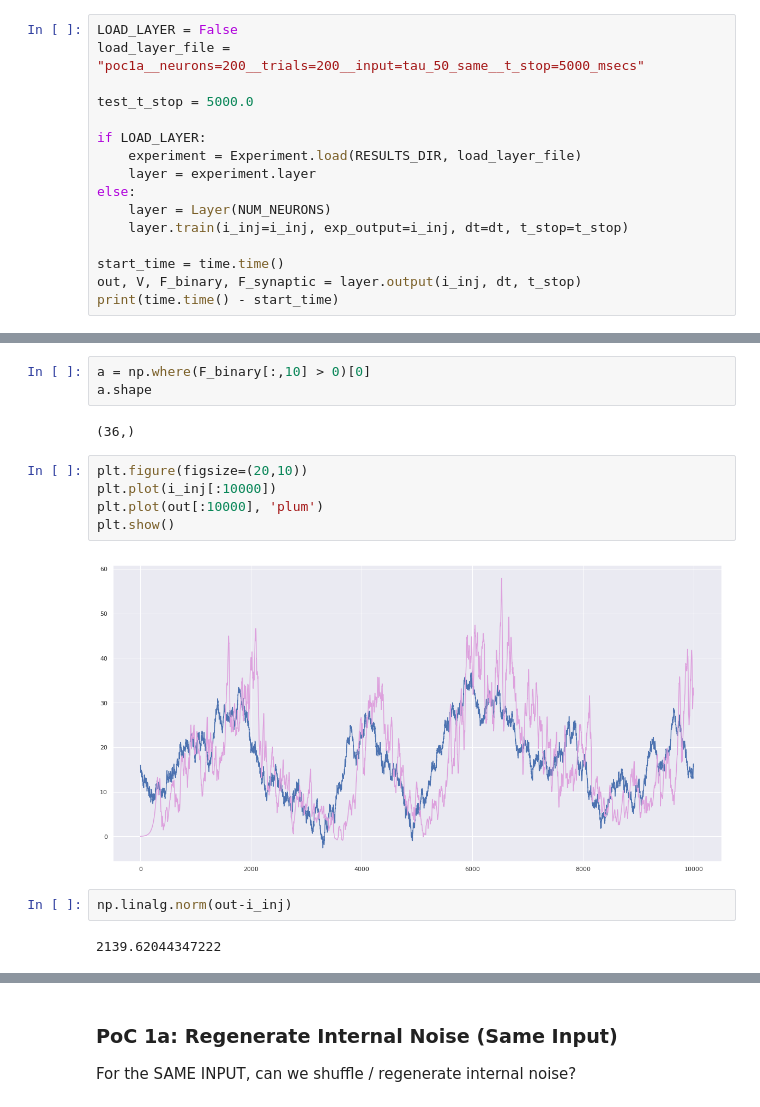
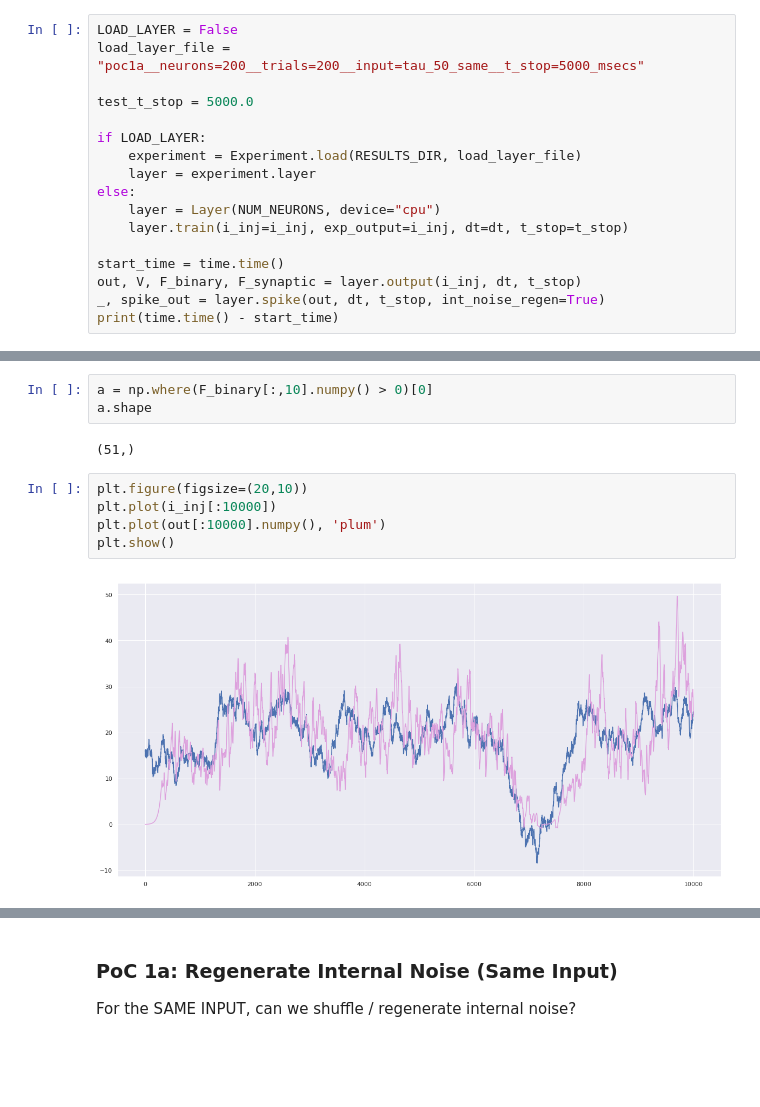
Before and after one commit to nsbspl/async-spike-propagation, a Jupyter notebook: main.ipynb, the cells around one changed output, grey strips where cells are left out. Drawn from its saved outputs; the diff is of its cells as text; blank space fills up the shorter version.

```diff
--- a/main.ipynb
+++ b/main.ipynb
@@ -62,10 +72,11 @@ if LOAD_LAYER:
     experiment = Experiment.load(RESULTS_DIR, load_layer_file)
     layer = experiment.layer
 else:
-    layer = Layer(NUM_NEURONS)
+    layer = Layer(NUM_NEURONS, device="cpu")
     layer.train(i_inj=i_inj, exp_output=i_inj, dt=dt, t_stop=t_stop)
 
 start_time = time.time()
 out, V, F_binary, F_synaptic = layer.output(i_inj, dt, t_stop)
+_, spike_out = layer.spike(out, dt, t_stop, int_noise_regen=True)
 print(time.time() - start_time)
 # %% [output]
@@ -109,16 +117,12 @@ plt.show()
 # %%
-a = np.where(F_binary[:,10] > 0)[0]
+a = np.where(F_binary[:,10].numpy() > 0)[0]
 a.shape
 # %% [output]
-(36,)
+(51,)
 # %%
 plt.figure(figsize=(20,10))
 plt.plot(i_inj[:10000])
-plt.plot(out[:10000], 'plum')
+plt.plot(out[:10000].numpy(), 'plum')
 plt.show()
 # %% [output]
-[figure, old version]
+[figure, new version]
-# %%
-np.linalg.norm(out-i_inj)
-# %% [output]
-2139.62044347222
```
Also changed, not shown: parts of 24 cells of this notebook, 3 other files.
